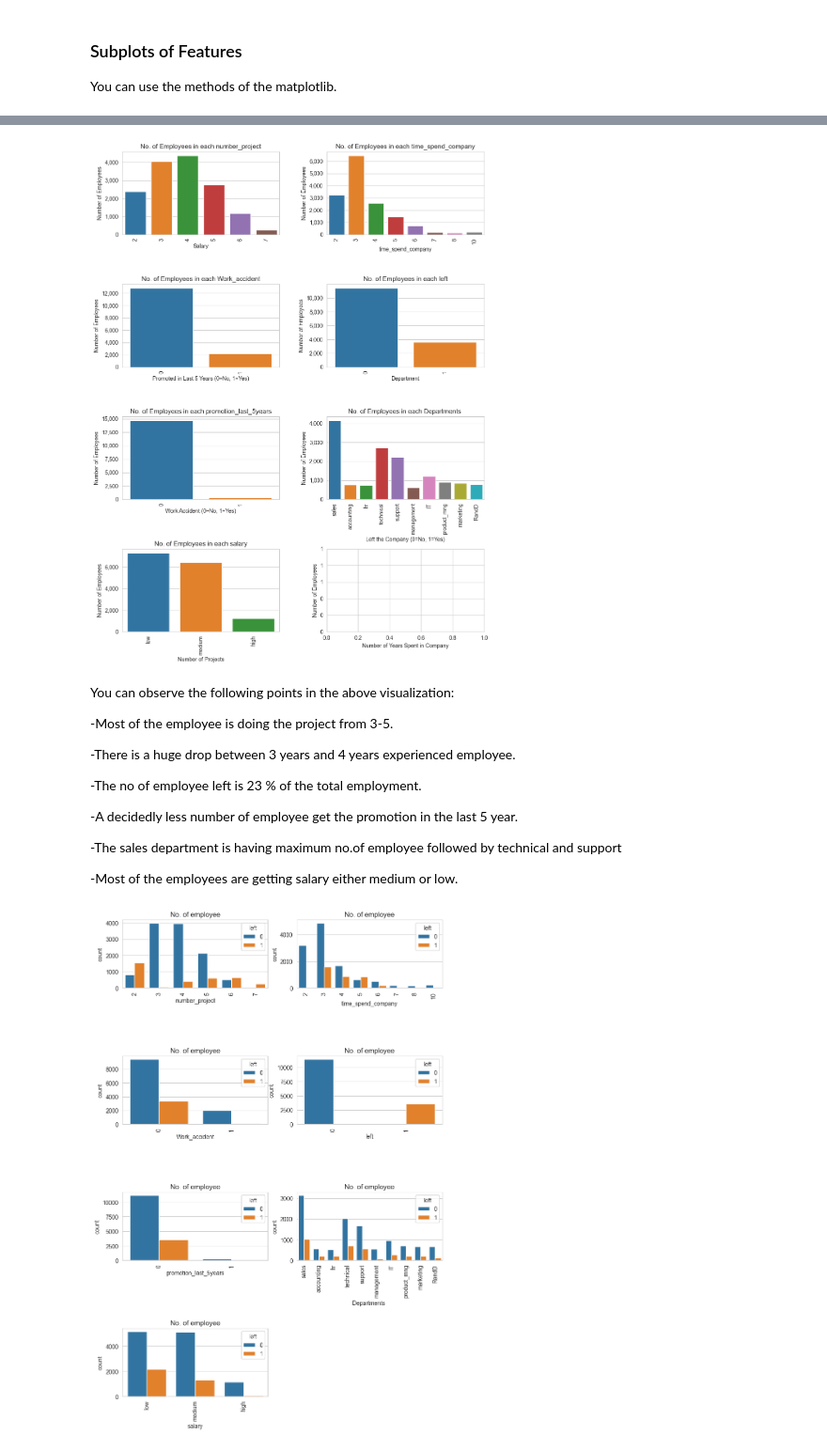
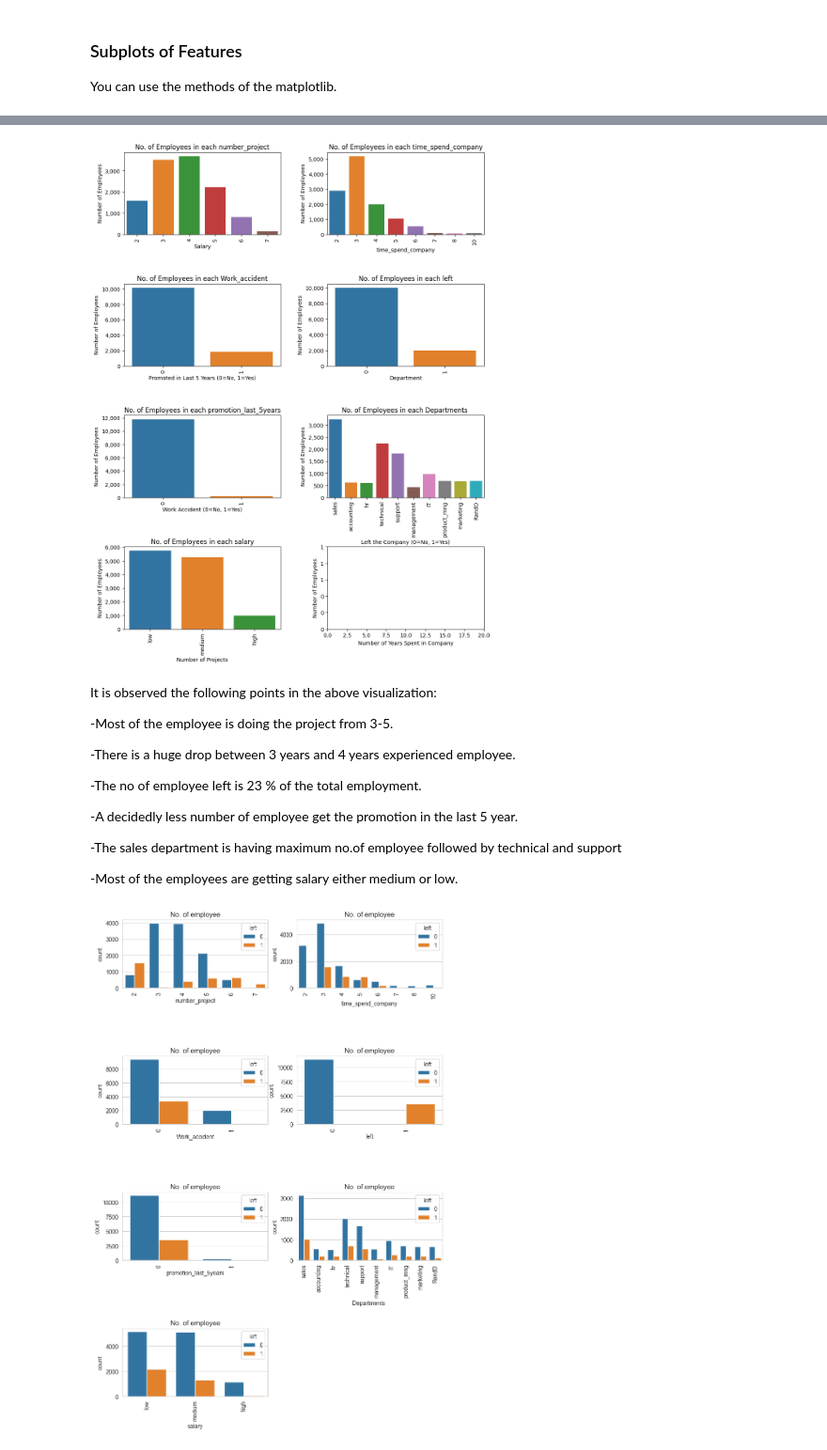
Before and after one commit to osmanoeztuerk/Chorn-Prediction-ML, a Jupyter notebook: Churn_Prediction_Student_Notebook_V2.ipynb, the cells around one changed output, grey strips where cells are left out. Shown at 94% size. Saved outputs shown, nothing was run; the diff lists cells and outputs as text; code cells hidden in the pictures.

```diff
--- a/Churn_Prediction_Student_Notebook_V2.ipynb
+++ b/Churn_Prediction_Student_Notebook_V2.ipynb
@@ -239,0 +355,7 @@ Most of the employee experience between 2-4 years. Also, there is a massive gap
+# %%
+plt.figure(figsize=(8,5))
+ax = sns.countplot(x="Departments ", hue="left", data=df, palette = "crest")
+plt.xlabel("Departments")
+plt.xticks(rotation=45)
+for i in ax.containers:
+    ax.bar_label(i)
@@ -239,0 +364,7 @@ Most of the employee experience between 2-4 years. Also, there is a massive gap
+# %%
+plt.figure(figsize=(8,5))
+ax = sns.countplot(x="Departments ", hue="salary", data=df, palette = "crest")
+plt.xlabel("Departments ")
+plt.xticks(rotation=45)
+for i in ax.containers:
+    ax.bar_label(i, rotation=90)
@@ -239,0 +373,6 @@ Most of the employee experience between 2-4 years. Also, there is a massive gap
+# %%
+plt.figure(figsize=(8,5))
+ax = sns.countplot(x="salary", hue="left", data=df, palette = "crest")
+plt.xlabel("Salary Level")
+for i in ax.containers:
+    ax.bar_label(i)
@@ -239,0 +381,6 @@ Most of the employee experience between 2-4 years. Also, there is a massive gap
+# %%
+plt.figure(figsize=(8,5))
+ax = sns.countplot(x="salary", hue="left", data=df, palette = "crest")
+plt.xlabel("Salary Level")
+for i in ax.containers:
+    ax.bar_label(i)
@@ -260,39 +393,41 @@ df
 # %%
+import matplotlib.ticker as mticker
 features = ['number_project', 'time_spend_company', 'Work_accident', 'left', 'promotion_last_5years', 'Departments ', 'salary']
 fig, axes = plt.subplots(4, 2, figsize=(12, 16))
 plt.subplots_adjust(hspace=0.6, wspace=0.3)
 
 for i, j in enumerate(features):
     row = i // 2
     col = i % 2
     ax = axes[row][col]
     sns.countplot(x=j, data=df, ax=ax)
     ax.set_xticklabels(ax.get_xticklabels(), rotation=90)
     ax.set_title("No. of Employees in each " + j)
 
 # X ve Y ekseni etiketleri eklendi
 axes[3, 0].set_xlabel('Number of Projects')
 axes[3, 1].set_xlabel('Number of Years Spent in Company')
+axes[3, 1].set_xlim(0, 20)
 axes[2, 0].set_xlabel('Work Accident (0=No, 1=Yes)')
 axes[2, 1].set_xlabel('Left the Company (0=No, 1=Yes)')
 axes[1, 0].set_xlabel('Promoted in Last 5 Years (0=No, 1=Yes)')
 axes[1, 1].set_xlabel('Department')
 axes[0, 0].set_xlabel('Salary')
 for i in range(4):
     for j in range(2):
         axes[i, j].set_ylabel('Number of Employees')
 
 # Y eksenindeki sayıların formatı ayarlandı
 formatter = mticker.StrMethodFormatter('{x:,.0f}')
 for i in range(4):
     for j in range(2):
         axes[i, j].yaxis.set_major_formatter(formatter)
 
 plt.show()
 # %% [output]
-[figure, old version]
+[figure, new version]
 # %% [markdown]
-You can observe the following points in the above visualization:
+It is observed the following points in the above visualization:
 
 -Most of the employee is doing the project from 3-5.
 
```
Also changed, not shown: parts of 27 cells of this notebook.
